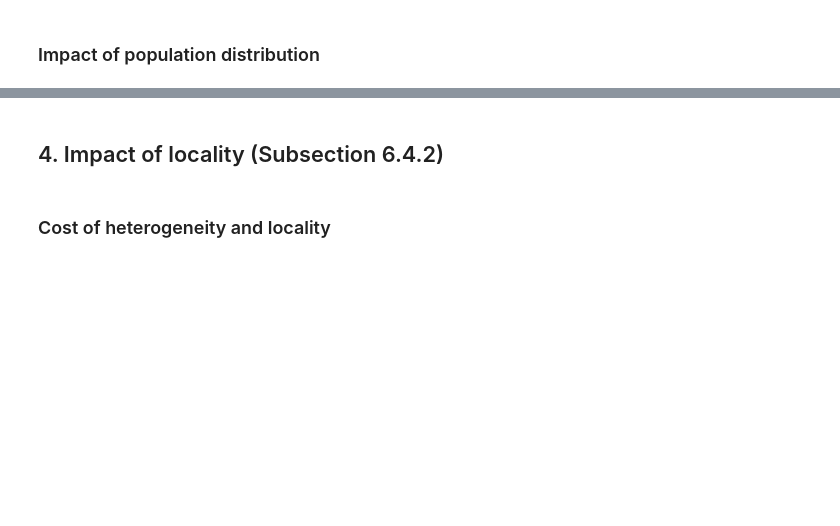
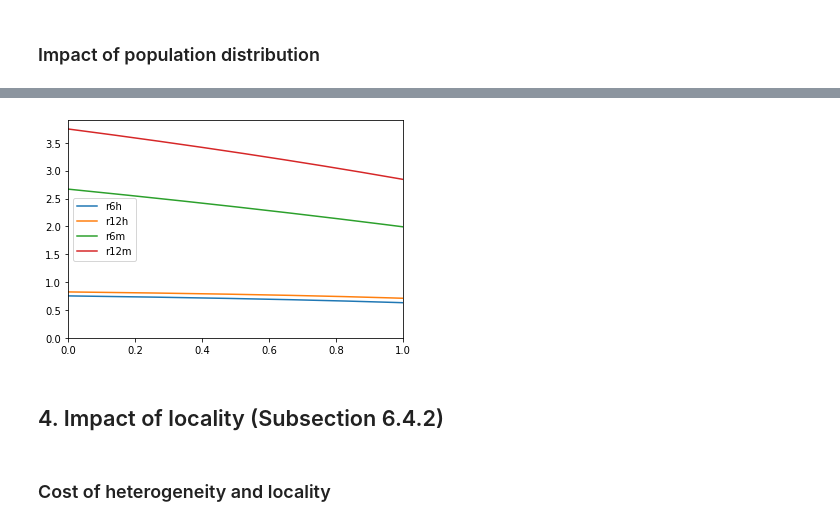
Before and after one commit to ccomte/phd-thesis, a Jupyter notebook: 6-performance-analysis-by-server-elimination/compute_and_plot.ipynb, the cells around one changed output, grey strips where cells are left out. Cells and saved outputs as stored; diff of their text form; code cells hidden in the pictures; blank space fills up the shorter version.

```diff
--- a/6-performance-analysis-by-server-elimination/compute_and_plot.ipynb
+++ b/6-performance-analysis-by-server-elimination/compute_and_plot.ipynb
@@ -261,3 +249,16 @@ plt.show()
+# %%
+csv = pd.read_csv(folder + "hetero2.csv")
+
+plt.plot(csv['p'].values, 1 / csv['r6h'].values, label="r6h")
+plt.plot(csv['p'].values, 1 / csv['r12h'].values, label="r12h")
+plt.plot(csv['p'].values, 1 / csv['r6m'].values, label="r6m")
+plt.plot(csv['p'].values, 1 / csv['r12m'].values, label="r12m")
+
+plt.xlim([0, 1]); plt.ylim(ymin=0)
+plt.legend(loc='best')
+plt.show()
+# %% [output]
+[figure, added]
 # %% [markdown]
 ## 4. Impact of locality (Subsection 6.4.2)
 # %% [markdown]
```
Also changed, not shown: parts of 22 cells of this notebook, 3 other files.
